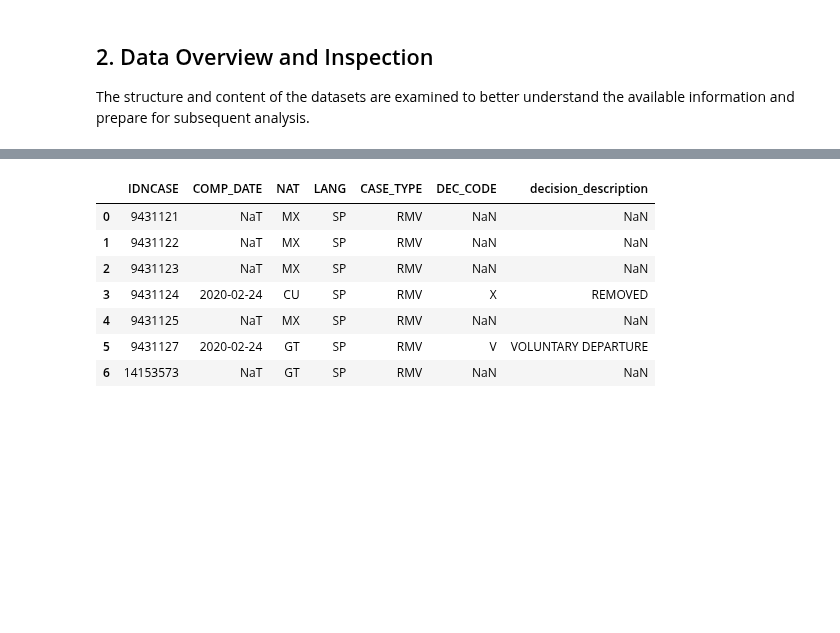
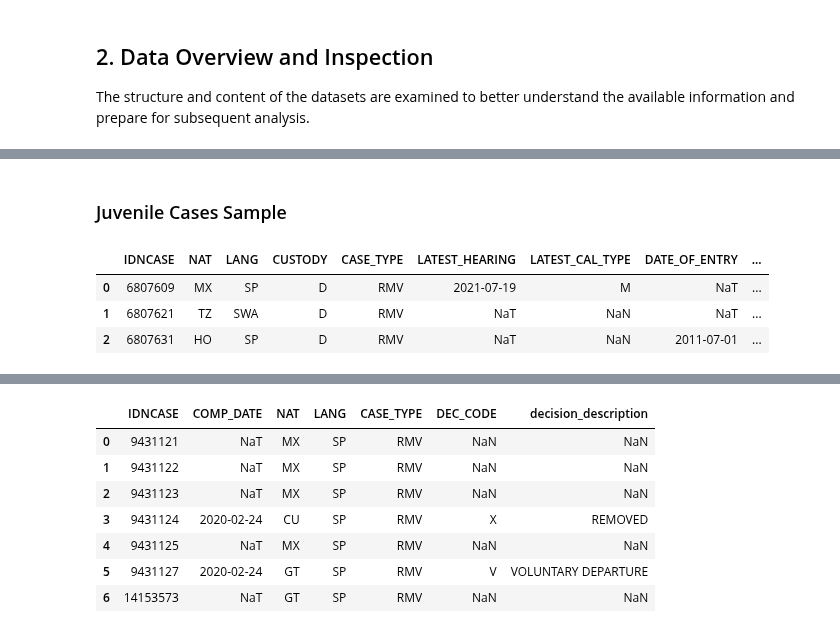
Before and after one commit to MIT-Emerging-Talent/ET6-CDSP-group-19-repo, a Jupyter notebook: 4_data_analysis/4_data_analysis.ipynb, the cells around one changed output, grey strips where cells are left out. Cells and saved outputs as stored; diff of their text form; code cells hidden in the pictures; blank space fills up the shorter version.

```diff
--- a/4_data_analysis/4_data_analysis.ipynb
+++ b/4_data_analysis/4_data_analysis.ipynb
@@ -440,0 +352,9 @@ To enable comprehensive analysis, the following integration steps are performed:
+# %%
+display(Markdown("### Juvenile Cases Sample"))
+display(juvenile_cases.head(3))
+# %% [output]
+### Juvenile Cases Sample
+|  | IDNCASE | NAT | LANG | CUSTODY | CASE_TYPE | LATEST_HEARING | LATEST_CAL_TYPE | DATE_OF_ENTRY | ... |
+| 0 | 6807609 | MX | SP | D | RMV | 2021-07-19 | M | NaT | ... |
+| 1 | 6807621 | TZ | SWA | D | RMV | NaT | NaN | NaT | ... |
+| 2 | 6807631 | HO | SP | D | RMV | NaT | NaN | 2011-07-01 | ... |
```
Also changed, not shown: parts of 15 cells of this notebook.
